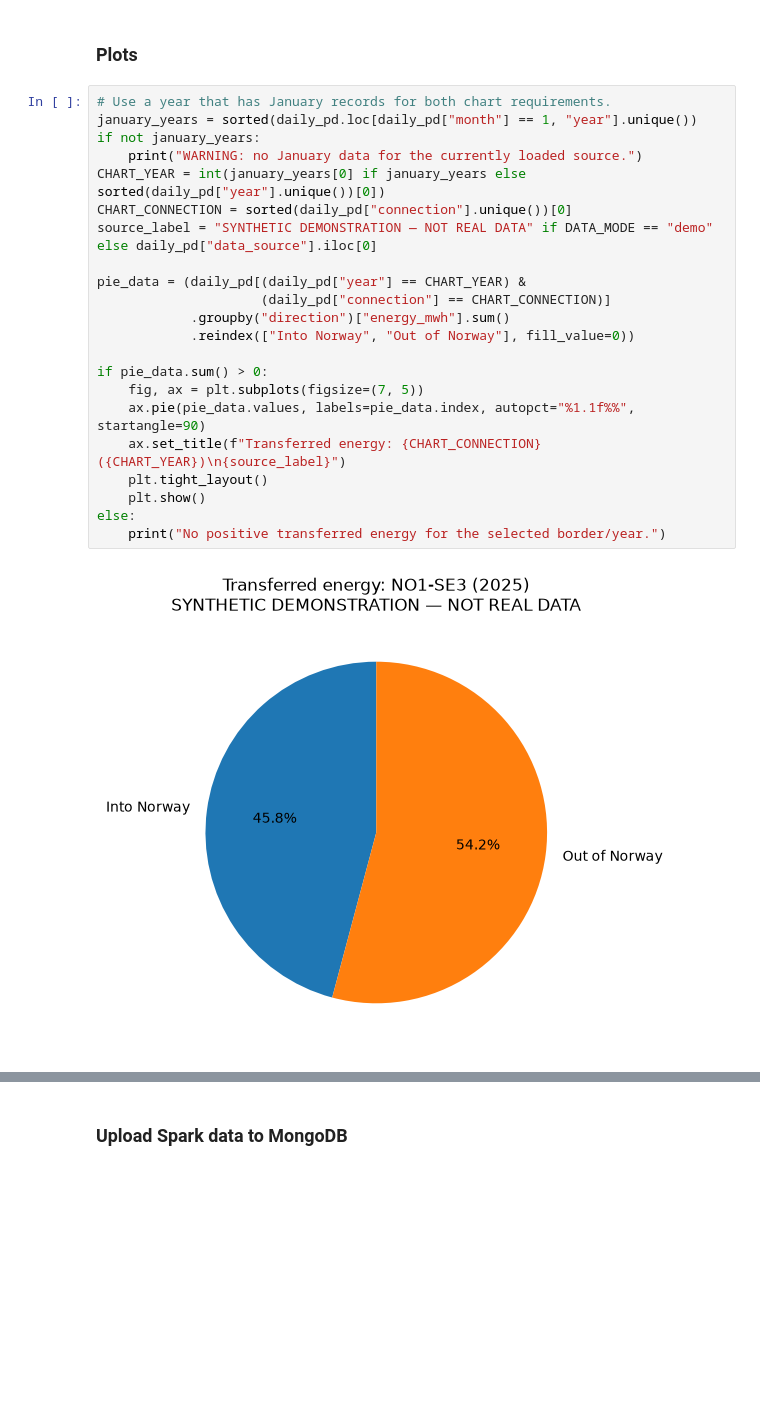
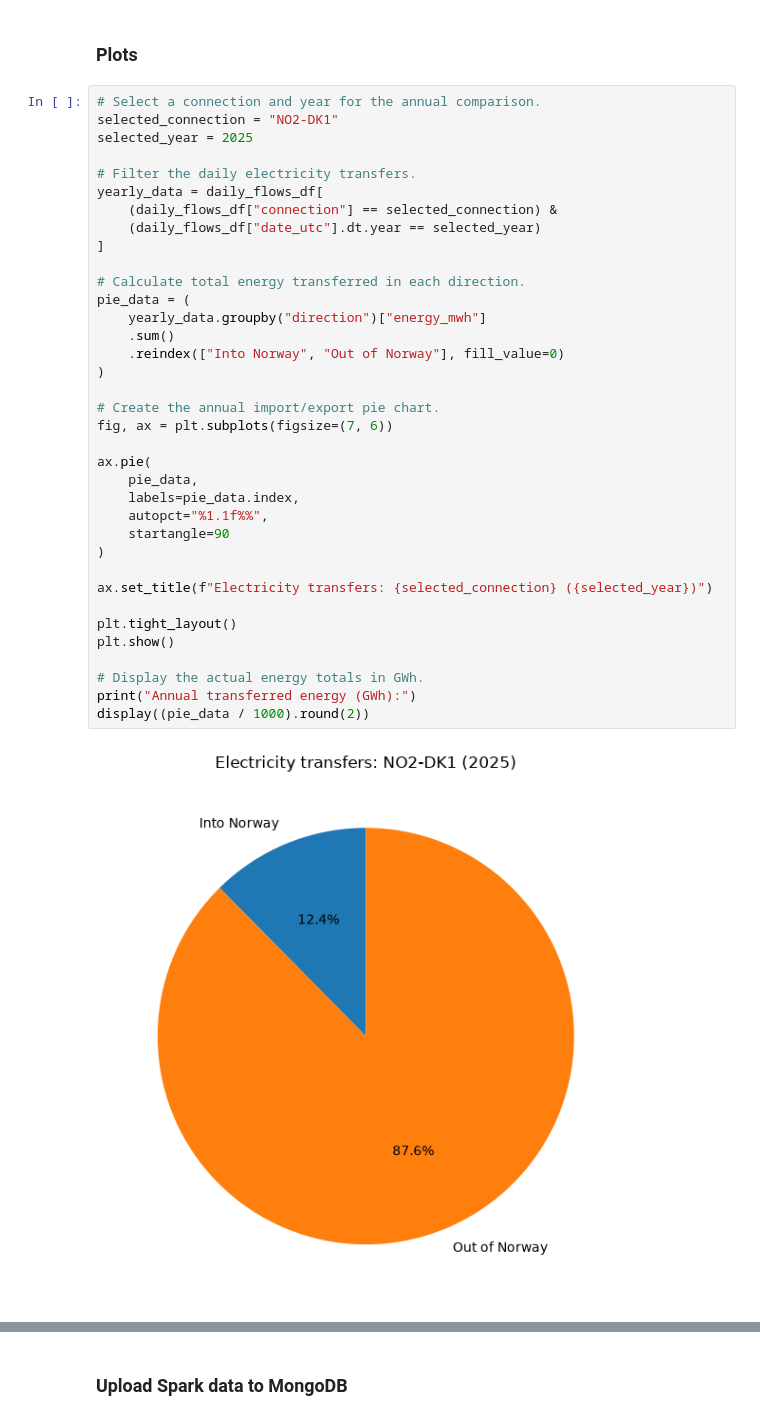
Before and after one commit to ptilrem/ptilrem-D2D-SLapp, a Jupyter notebook: notebook/assignment2.ipynb, the cells around one changed output, grey strips where cells are left out. Cells and saved outputs as stored; diff of their text form; blank space fills up the shorter version.

Commit message:
Notebook now contains working ENTSO-E data, removed all "demo" data and code

```diff
--- a/notebook/assignment2.ipynb
+++ b/notebook/assignment2.ipynb
@@ -639,26 +1171,40 @@ Earliest/latest dates: 2024-10-20 00:00:00+00:00 2026-10-19 00:00:00+00:00
 # %% [markdown]
 ### Plots
 # %%
-# Use a year that has January records for both chart requirements.
-january_years = sorted(daily_pd.loc[daily_pd["month"] == 1, "year"].unique())
-if not january_years:
-    print("WARNING: no January data for the currently loaded source.")
-CHART_YEAR = int(january_years[0] if january_years else sorted(daily_pd["year"].unique())[0])
-CHART_CONNECTION = sorted(daily_pd["connection"].unique())[0]
-source_label = "SYNTHETIC DEMONSTRATION — NOT REAL DATA" if DATA_MODE == "demo" else daily_pd["data_source"].iloc[0]
+# Select a connection and year for the annual comparison.
+selected_connection = "NO2-DK1"
+selected_year = 2025
 
-pie_data = (daily_pd[(daily_pd["year"] == CHART_YEAR) &
-                     (daily_pd["connection"] == CHART_CONNECTION)]
-            .groupby("direction")["energy_mwh"].sum()
-            .reindex(["Into Norway", "Out of Norway"], fill_value=0))
+# Filter the daily electricity transfers.
+yearly_data = daily_flows_df[
+    (daily_flows_df["connection"] == selected_connection) &
+    (daily_flows_df["date_utc"].dt.year == selected_year)
+]
 
-if pie_data.sum() > 0:
-    fig, ax = plt.subplots(figsize=(7, 5))
-    ax.pie(pie_data.values, labels=pie_data.index, autopct="%1.1f%%", startangle=90)
-    ax.set_title(f"Transferred energy: {CHART_CONNECTION} ({CHART_YEAR})\n{source_label}")
-    plt.tight_layout()
-    plt.show()
-else:
-    print("No positive transferred energy for the selected border/year.")
+# Calculate total energy transferred in each direction.
+pie_data = (
+    yearly_data.groupby("direction")["energy_mwh"]
+    .sum()
+    .reindex(["Into Norway", "Out of Norway"], fill_value=0)
+)
+
+# Create the annual import/export pie chart.
+fig, ax = plt.subplots(figsize=(7, 6))
+
+ax.pie(
+    pie_data,
+    labels=pie_data.index,
+    autopct="%1.1f%%",
+    startangle=90
+)
+
+ax.set_title(f"Electricity transfers: {selected_connection} ({selected_year})")
+
+plt.tight_layout()
+plt.show()
+
+# Display the actual energy totals in GWh.
+print("Annual transferred energy (GWh):")
+display((pie_data / 1000).round(2))
 # %% [output]
-[figure, old version]
+[figure, new version]
```
Also changed, not shown: parts of 20 cells of this notebook.
